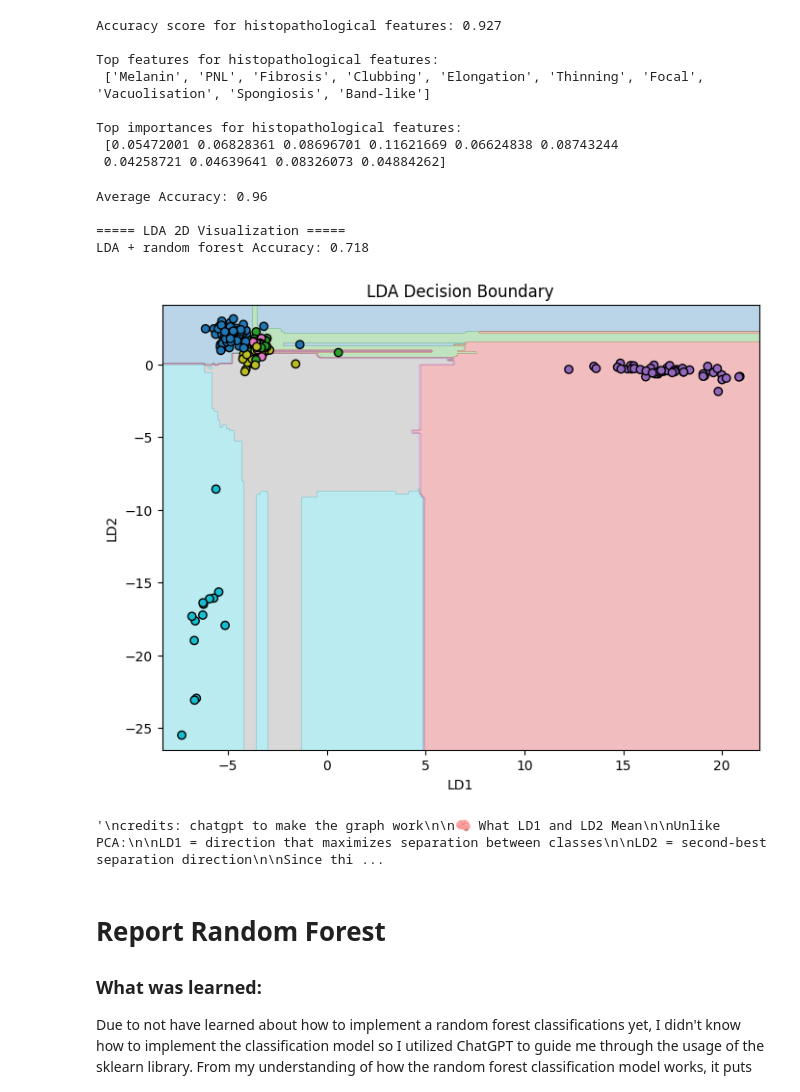
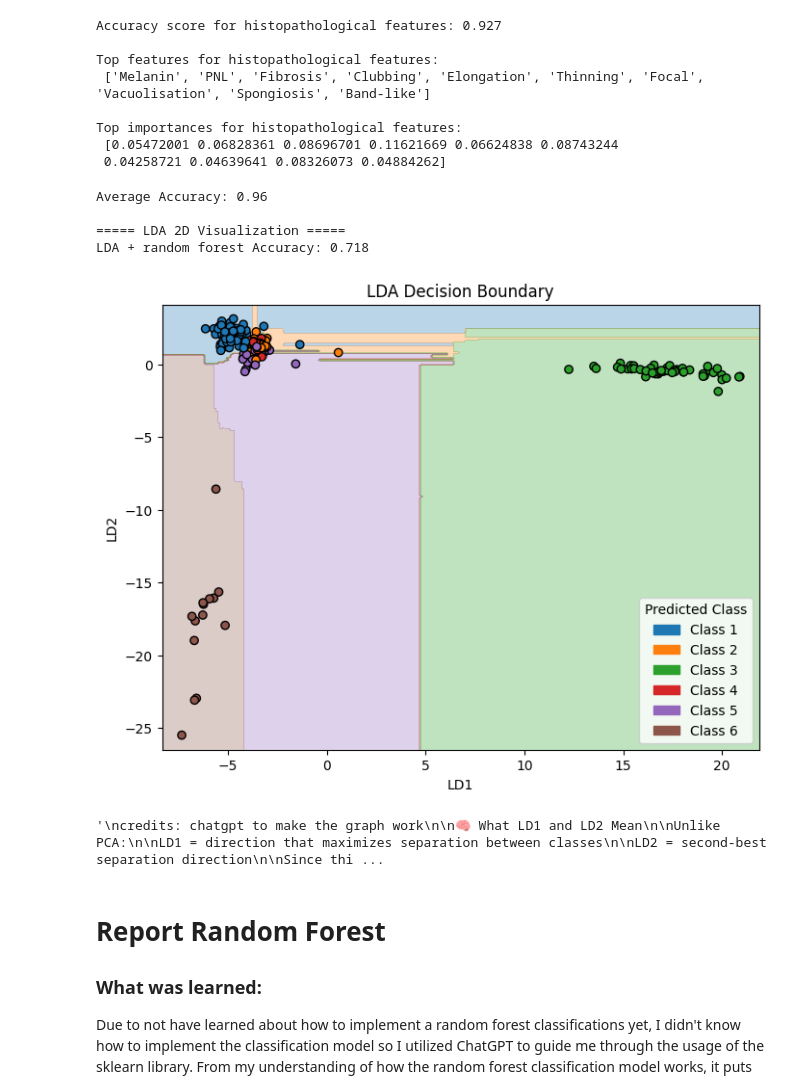
Before and after one commit to JamesParkerStrand/MidTerm_Machine-Learning, a Jupyter notebook: Midterm/part1/model2.ipynb, the cells around one changed output. Saved outputs shown, nothing was run; the diff lists cells and outputs as text; code cells hidden in the pictures.

```diff
--- a/Midterm/part1/model2.ipynb
+++ b/Midterm/part1/model2.ipynb
@@ -160,6 +162,11 @@ print(f'\nAverage Accuracy: {avg_acc:.2f}')
 
 print("\n===== LDA 2D Visualization =====")
 
+classes = np.unique(y_train)
+
+# Discrete colormap (6 clear colors)
+cmap_light = ListedColormap(plt.cm.tab10.colors[:len(classes)])
+
 # 1️⃣ Scale first (VERY important for KNN)
 scaler = StandardScaler()
 X_scaled = scaler.fit_transform(X_val_all)
@@ -186,7 +193,7 @@ min_samples_leaf=1,
 max_features="sqrt",
 bootstrap=True,
 n_jobs=-1,
-random_state=i
+random_state=42
 )
 model_lda.fit(X_train_lda, y_train)
 
@@ -205,38 +212,56 @@ xx, yy = np.meshgrid(
     np.arange(x_min, x_max, h),
     np.arange(y_min, y_max, h)
 )
 
 Z = model_lda.predict(np.c_[xx.ravel(), yy.ravel()])
 Z = Z.reshape(xx.shape)
 
 plt.figure(figsize=(8,6))
-plt.contourf(xx, yy, Z, alpha=0.3, cmap='tab10')
-plt.scatter(X_train_lda[:, 0], X_train_lda[:, 1],
-            c=y_train, cmap='tab10', edgecolor='k')
-plt.title(f"LDA Decision Boundary")
+
+# Background decision regions
+plt.contourf(xx, yy, Z, alpha=0.3, cmap=cmap_light)
+
+# Training points
+scatter = plt.scatter(
+    X_train_lda[:, 0],
+    X_train_lda[:, 1],
+    c=y_train,
+    cmap=cmap_light,
+    edgecolor='k'
+)
+
+# Create legend manually
+handles = []
+for i, cls in enumerate(classes):
+    color = cmap_light(i)
+    handles.append(mpatches.Patch(color=color, label=f"Class {cls}"))
+
+plt.legend(handles=handles, title="Predicted Class")
+
 plt.xlabel("LD1")
 plt.ylabel("LD2")
+plt.title(f"LDA Decision Boundary")
 plt.show()
 
 '''
 credits: chatgpt to make the graph work
 
 🧠 What LD1 and LD2 Mean
 
 Unlike PCA:
 
 LD1 = direction that maximizes separation between classes
 
 LD2 = second-best separation direction
 
 Since this is supervised, you should see much cleaner class regions compared to PCA.
 '''
 # %% [output]
 Average Accuracy: 0.96
 
 ===== LDA 2D Visualization =====
 LDA + random forest Accuracy: 0.718
-[figure, old version]
+[figure, new version]
 '\ncredits: chatgpt to make the graph work\n\n🧠 What LD1 and LD2 Mean\n\nUnlike PCA:\n\nLD1 = direction that maximizes separation between classes\n\nLD2 = second-best separation direction\n\nSince thi ...
 # %% [markdown]
 # Report Random Forest
```
Also changed, not shown: parts of 1 cell of this notebook.
